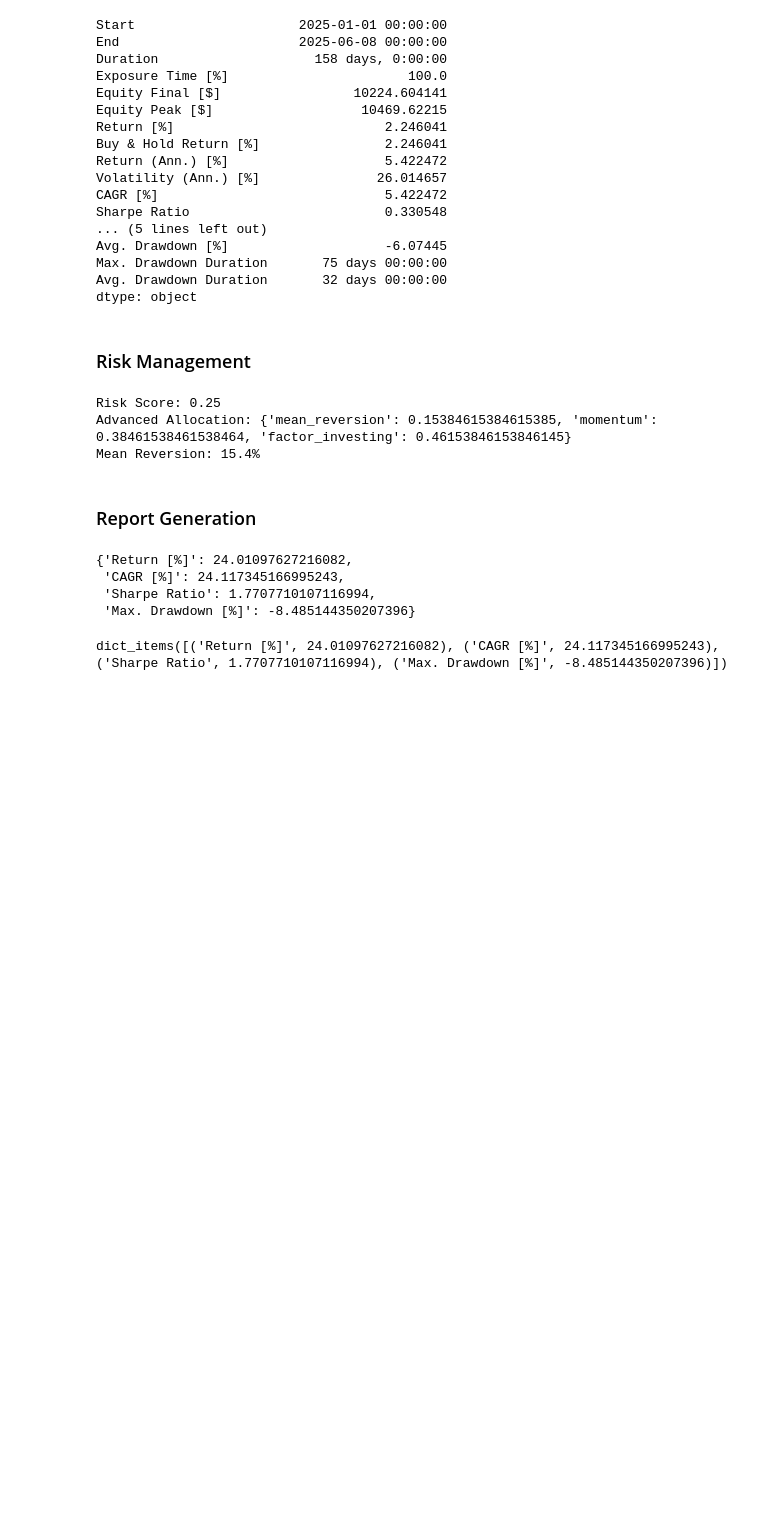
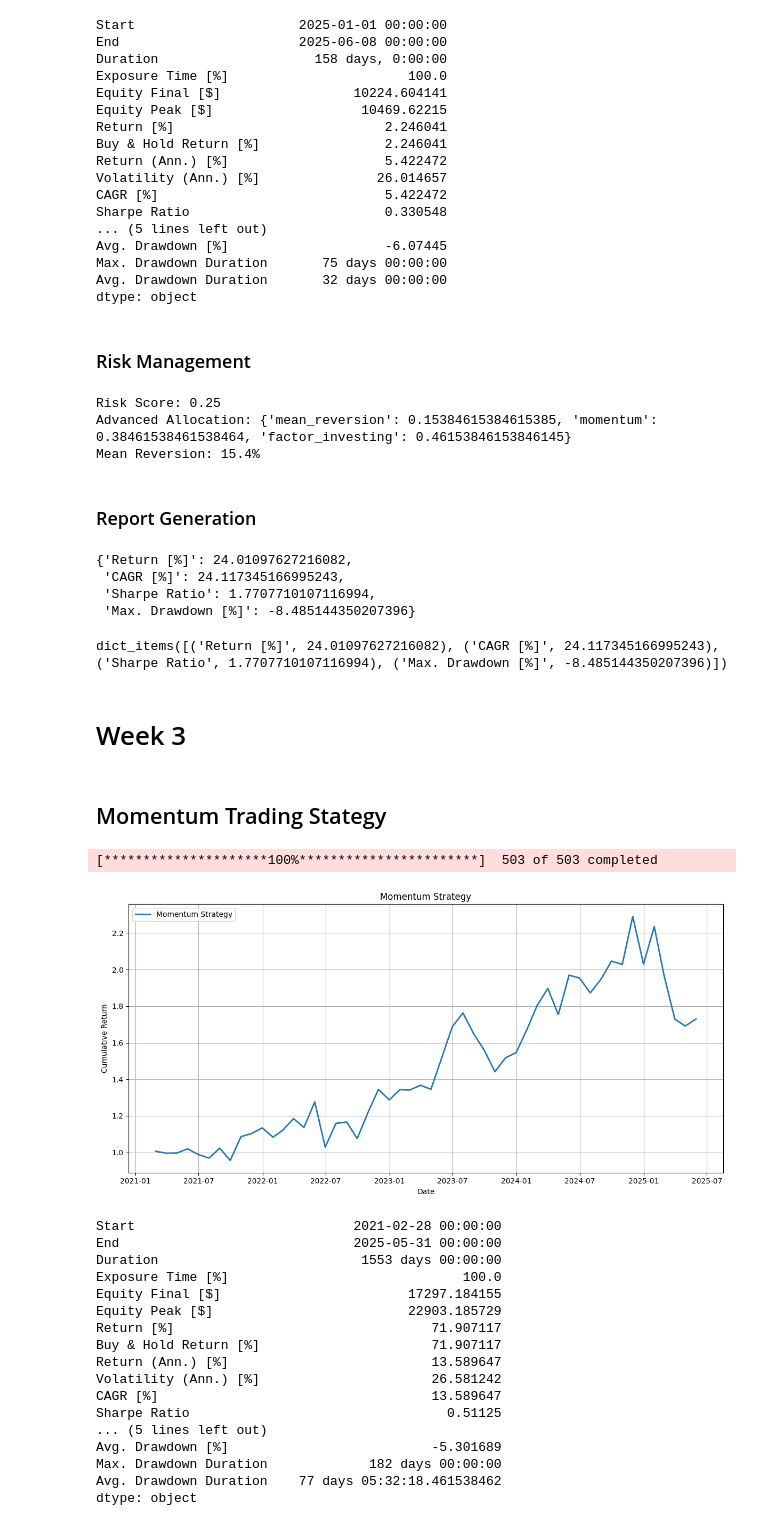
Before and after one commit to ArmaanG06/ASG-Microfund, a Jupyter notebook: notebooks/research_notebook.ipynb, the cells around one changed output. Saved outputs shown, nothing was run; the diff lists cells and outputs as text; code cells hidden in the pictures; blank space fills up the shorter version.

Commit message:
Version 1.0.9. Added Momentum Strategy laid foundations for strategy selection

```diff
--- a/notebooks/research_notebook.ipynb
+++ b/notebooks/research_notebook.ipynb
@@ -14,10 +14,10 @@ from typing import List, Union
 import yfinance as yf
 import os
 import pandas as pd
-from typing import List, Union
+from typing import List
 
 
-class data_loader:
+class data_loader():
 
     def __init__(self):
         pass
@@ -59,6 +59,13 @@ class data_loader:
         sp500 = sp500['Symbol'].to_list()
         data = self.get_multiple_data(sp500, start, end)
         return data
+
+    def get_sp500_data_df(self, start: str, end: str):
+        sp500 = pd.read_html("https://en.wikipedia.org/wiki/List_of_S%26P_500_companies")[0]
+        tickers = [ticker.replace('.', '-') for ticker in sp500.Symbol.to_list()]
+        df = yf.download(tickers, start=start, end=end)['Close']
+        df = df.dropna(axis=1)
+        return df
 # %%
 dt = data_loader()
 tickers = ['AAPL', 'BRK.B', "JPM"]
@@ -758,3 +764,7 @@ benchmark_metric_values
 benchmark_metric_values.items()
 # %% [output]
 dict_items([('Return [%]', 24.01097627216082), ('CAGR [%]', 24.117345166995243), ('Sharpe Ratio', 1.7707710107116994), ('Max. Drawdown [%]', -8.485144350207396)])
+# %% [markdown]
+# Week 3
+# %% [markdown]
+## Momentum Trading Stategy
@@ -760,0 +1011,23 @@ dict_items([('Return [%]', 24.01097627216082), ('CAGR [%]', 24.117345166995243),
+# %%
+mom = momentum_strategy('2020-01-01', '2025-06-01')
+mom.run()
+# %% [output]
+[*********************100%***********************]  503 of 503 completed
+[figure, added]
+Start                            2021-02-28 00:00:00
+End                              2025-05-31 00:00:00
+Duration                          1553 days 00:00:00
+Exposure Time [%]                              100.0
+Equity Final [$]                        17297.184155
+Equity Peak [$]                         22903.185729
+Return [%]                                 71.907117
+Buy & Hold Return [%]                      71.907117
+Return (Ann.) [%]                          13.589647
+Volatility (Ann.) [%]                      26.581242
+CAGR [%]                                   13.589647
+Sharpe Ratio                                 0.51125
+... (5 lines left out)
+Avg. Drawdown [%]                          -5.301689
+Max. Drawdown Duration             182 days 00:00:00
+Avg. Drawdown Duration    77 days 05:32:18.461538462
+dtype: object
```
Also changed, not shown: parts of 3 cells of this notebook, 4 other files.
